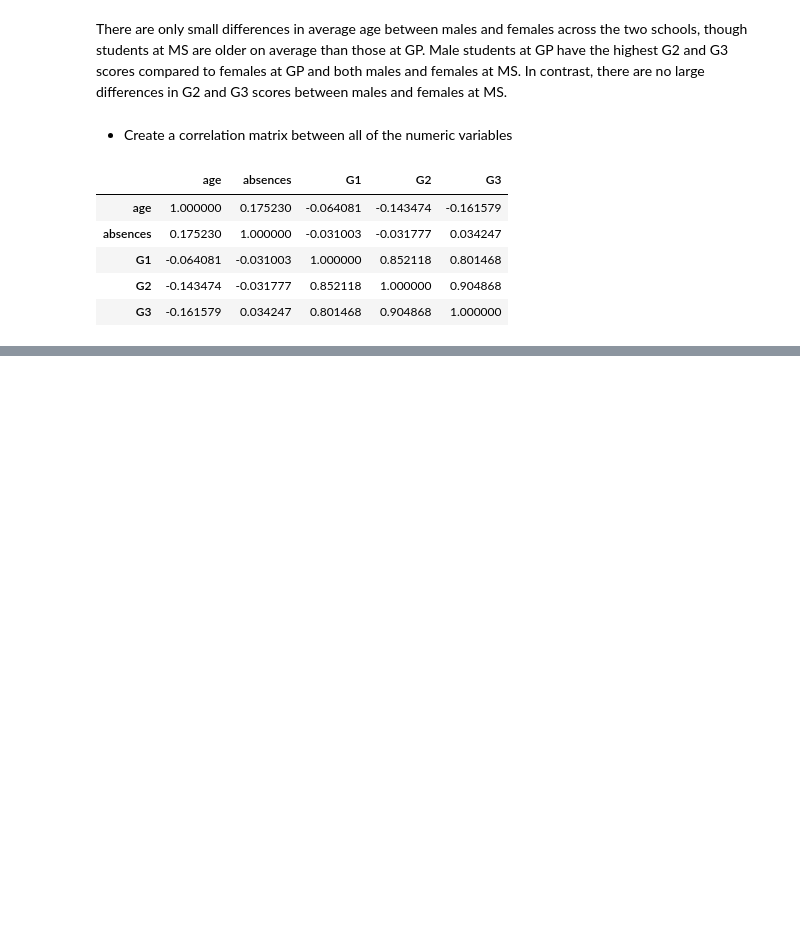
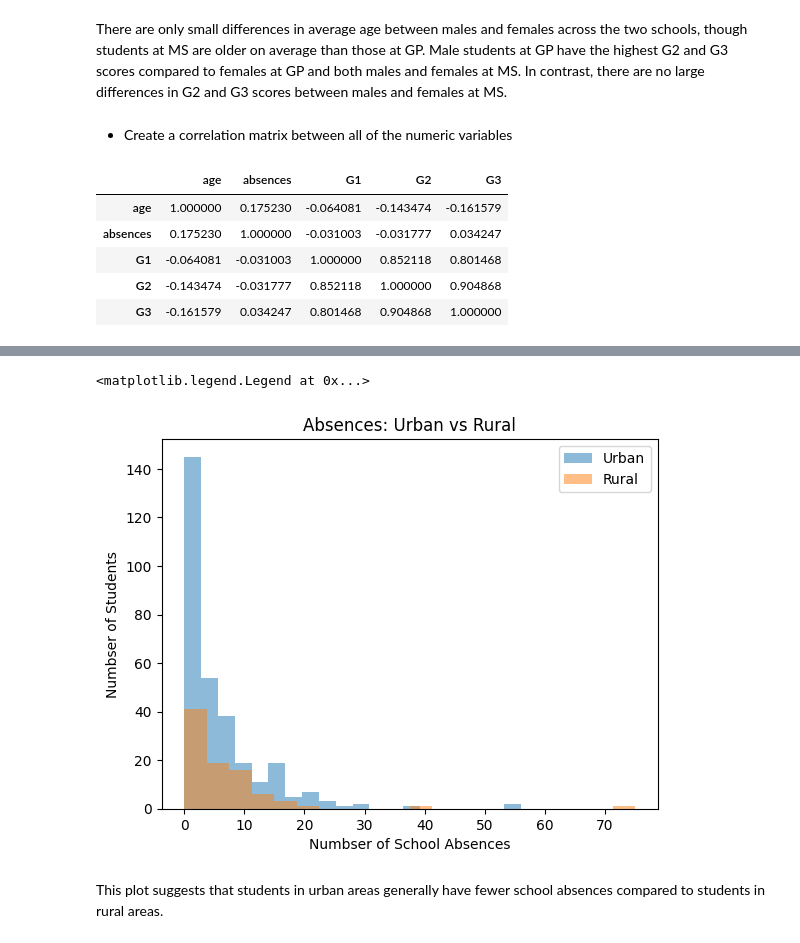
Before and after one commit to hzhoujoy/HW4_ST554, a Jupyter notebook: HW4_JoyZhou.ipynb, the cells around one changed output, grey strips where cells are left out. Drawn from its saved outputs; the diff is of its cells as text; code cells hidden in the pictures; blank space fills up the shorter version.

```diff
--- a/HW4_JoyZhou.ipynb
+++ b/HW4_JoyZhou.ipynb
@@ -344,0 +386,15 @@ math_score[["age", "absences", "G1", "G2", "G3"]].corr()
+# %%
+# Histogram comparing absences for urban (U) and rural (R) students
+abs_U = math_score.loc[math_score["address"] == "U", "absences"] #series for urban
+abs_R = math_score.loc[math_score["address"] == "R", "absences"] #series for rural
+abs_U.plot.hist(bins = 20, alpha = 0.5, label = "Urban",
+                    title = "Absences: Urban vs Rural")
+abs_R.plot.hist(bins = 20, alpha = 0.5, label = "Rural")
+plt.xlabel("Numbser of School Absences")
+plt.ylabel("Numbser of Students")
+plt.legend()
+# %% [output]
+<matplotlib.legend.Legend at 0x...>
+[figure, added]
+# %% [markdown]
+This plot suggests that students in urban areas generally have fewer school absences compared to students in rural areas.
```
Also changed, not shown: parts of 8 cells of this notebook.
